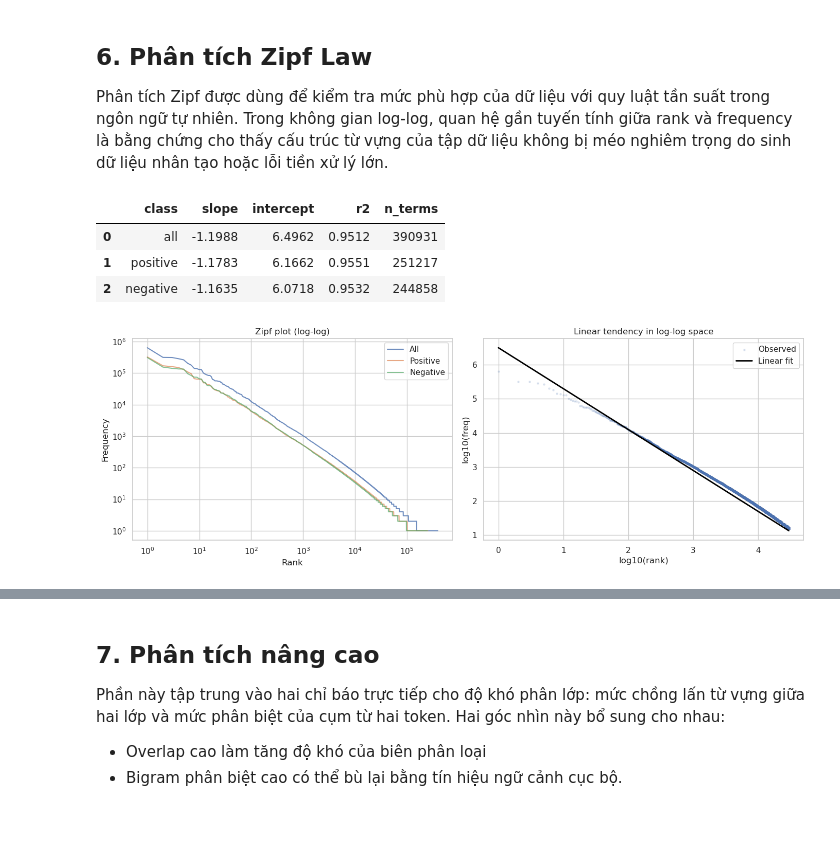
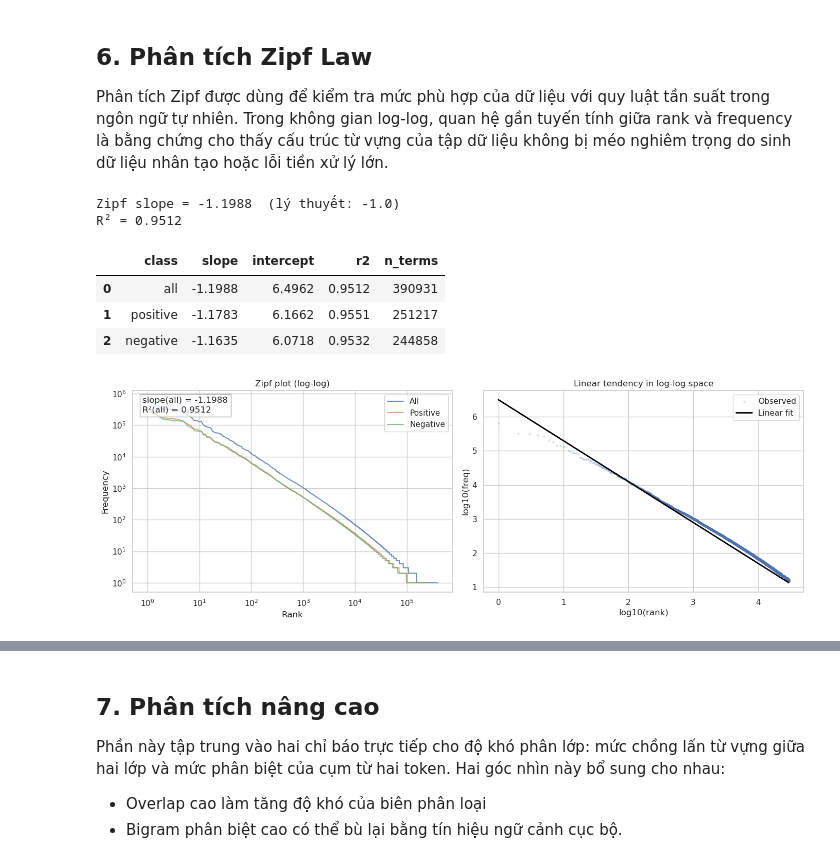
Before and after one commit to trhgbao/Data_Mining, a Jupyter notebook: Lab_1/notebooks/Text/05_text_preprocessing.ipynb, the cells around one changed output, grey strips where cells are left out. Drawn from its saved outputs; the diff is of its cells as text; code cells hidden in the pictures; blank space fills up the shorter version.

Commit message:
final text preprocessing

```diff
--- a/Lab_1/notebooks/Text/05_text_preprocessing.ipynb
+++ b/Lab_1/notebooks/Text/05_text_preprocessing.ipynb
@@ -532,6 +592,17 @@ Kết quả cho thấy TTR trung bình ở lớp negative là 0.6908, cao hơn l
 ## 6. Phân tích Zipf Law
 Phân tích Zipf được dùng để kiểm tra mức phù hợp của dữ liệu với quy luật tần suất trong ngôn ngữ tự nhiên. Trong không gian log-log, quan hệ gần tuyến tính giữa rank và frequency là bằng chứng cho thấy cấu trúc từ vựng của tập dữ liệu không bị méo nghiêm trọng do sinh dữ liệu nhân tạo hoặc lỗi tiền xử lý lớn.
 # %%
+# Định lượng mức tuân theo Zipf trên toàn corpus bằng hồi quy trong không gian log-log
+freq_sorted = [freq for _, freq in counter_all.most_common()]
+ranks = np.arange(1, len(freq_sorted) + 1)
+log_ranks = np.log(ranks)
+log_freqs = np.log(np.array(freq_sorted))
+
+zipf_slope_all, zipf_intercept_all, zipf_r_all, zipf_p_all, zipf_se_all = linregress(log_ranks, log_freqs)
+print(f"Zipf slope = {zipf_slope_all:.4f}  (lý thuyết: -1.0)")
+print(f"R² = {zipf_r_all**2:.4f}")
+
+
 def build_rank_frequency(counter_obj):
     freq = np.array([f for _, f in counter_obj.most_common()], dtype=float)
     rank = np.arange(1, len(freq) + 1)
@@ -543,6 +614,7 @@ def build_rank_frequency(counter_obj):
             "log_freq": np.log10(freq),
         }
     )
+
 
 zipf_all = build_rank_frequency(counter_all)
 zipf_pos = build_rank_frequency(counter_pos)
@@ -567,32 +639,42 @@ fig, axes = plt.subplots(1, 2, figsize=(14, 5))
 
 axes[0].loglog(zipf_all["rank"], zipf_all["freq"], alpha=0.8, label="All")
 axes[0].loglog(zipf_pos["rank"], zipf_pos["freq"], alpha=0.7, label="Positive")
 axes[0].loglog(zipf_neg["rank"], zipf_neg["freq"], alpha=0.7, label="Negative")
 axes[0].set_title("Zipf plot (log-log)")
 axes[0].set_xlabel("Rank")
 axes[0].set_ylabel("Frequency")
 axes[0].legend()
+axes[0].text(
+    0.03,
+    0.97,
+    f"slope(all) = {zipf_slope_all:.4f}\nR²(all) = {zipf_r_all**2:.4f}",
+    transform=axes[0].transAxes,
+    va="top",
+    bbox={"facecolor": "white", "alpha": 0.75, "edgecolor": "gray"},
+)
 
 sample_n = 30000
 axes[1].scatter(zipf_all["log_rank"].head(sample_n), zipf_all["log_freq"].head(sample_n), s=5, alpha=0.15, label="Observed")
 axes[1].plot(
     zipf_all["log_rank"].head(sample_n),
     fit_all.intercept + fit_all.slope * zipf_all["log_rank"].head(sample_n),
     color="black",
     linewidth=2,
     label="Linear fit",
 )
 axes[1].set_title("Linear tendency in log-log space")
 axes[1].set_xlabel("log10(rank)")
 axes[1].set_ylabel("log10(freq)")
 axes[1].legend()
 
 plt.tight_layout()
 plt.show()
 # %% [output]
+Zipf slope = -1.1988  (lý thuyết: -1.0)
+R² = 0.9512
 |  | class | slope | intercept | r2 | n_terms |
 | 0 | all | -1.1988 | 6.4962 | 0.9512 | 390931 |
 | 1 | positive | -1.1783 | 6.1662 | 0.9551 | 251217 |
 | 2 | negative | -1.1635 | 6.0718 | 0.9532 | 244858 |
-[figure, old version]
+[figure, new version]
 # %% [markdown]
```
Also changed, not shown: parts of 29 cells of this notebook.
